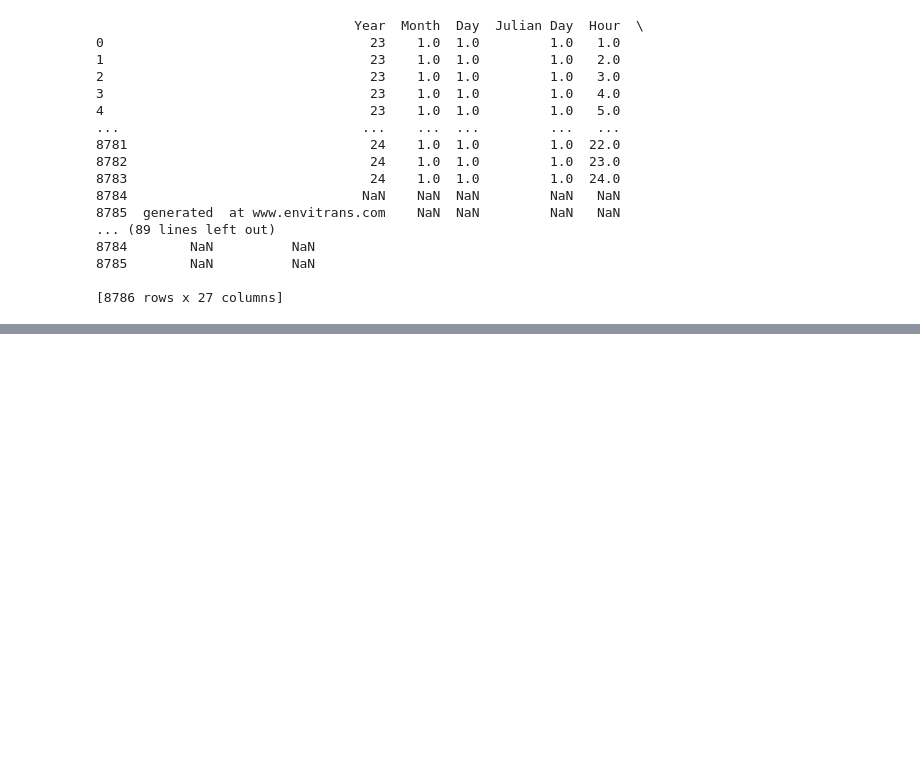
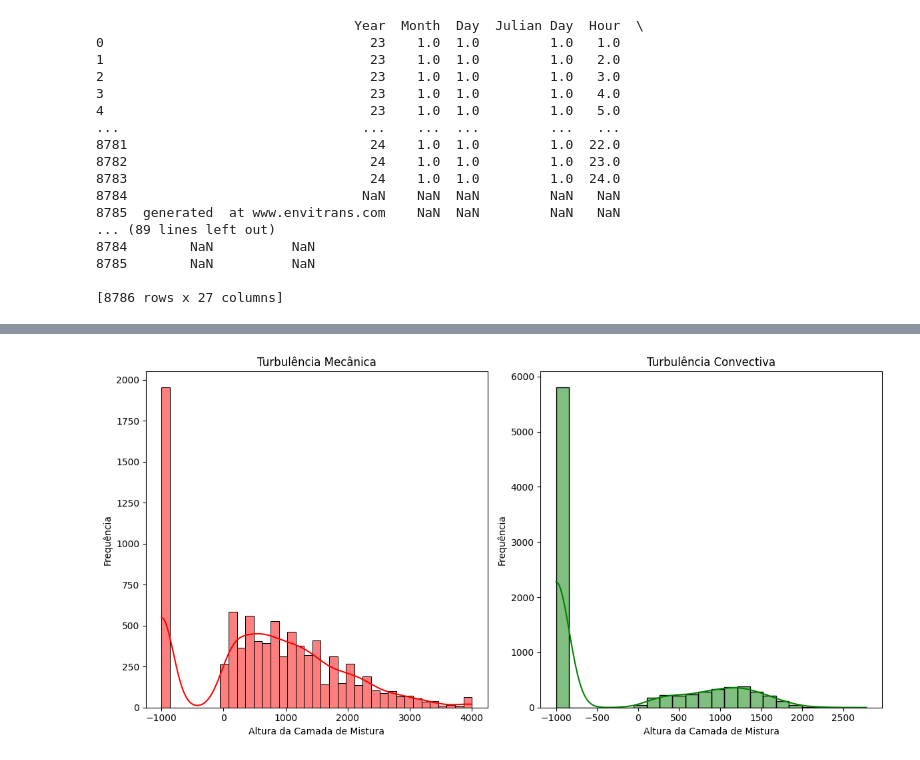
Before and after one commit to martinscica/ENS5173, a Jupyter notebook: Atv_02_Bruno_Cecilia.ipynb, the cells around one changed output, grey strips where cells are left out. Cells and saved outputs as stored; diff of their text form; code cells hidden in the pictures; blank space fills up the shorter version.

```diff
--- a/Atv_02_Bruno_Cecilia.ipynb
+++ b/Atv_02_Bruno_Cecilia.ipynb
@@ -1312,0 +1360,18 @@ print(data)
+# %%
+# Plotar histogramas para turbulência mecânica e convectiva
+import seaborn as sns
+plt.figure(figsize=(12, 6))
+plt.subplot(1, 2, 1)
+sns.histplot(data['Mechanical Mixing Height'], kde=True, color='red')
+plt.title('Turbulência Mecânica')
+plt.xlabel('Altura da Camada de Mistura')
+plt.ylabel('Frequência')
+plt.subplot(1, 2, 2)
+sns.histplot(data['Convective Mixing Height'], kde=True, color='green')
+plt.title('Turbulência Convectiva')
+plt.xlabel('Altura da Camada de Mistura')
+plt.ylabel('Frequência')
+plt.tight_layout()
+plt.show()
+# %% [output]
+[figure, added]
```
Also changed, not shown: parts of 1 cell of this notebook.
